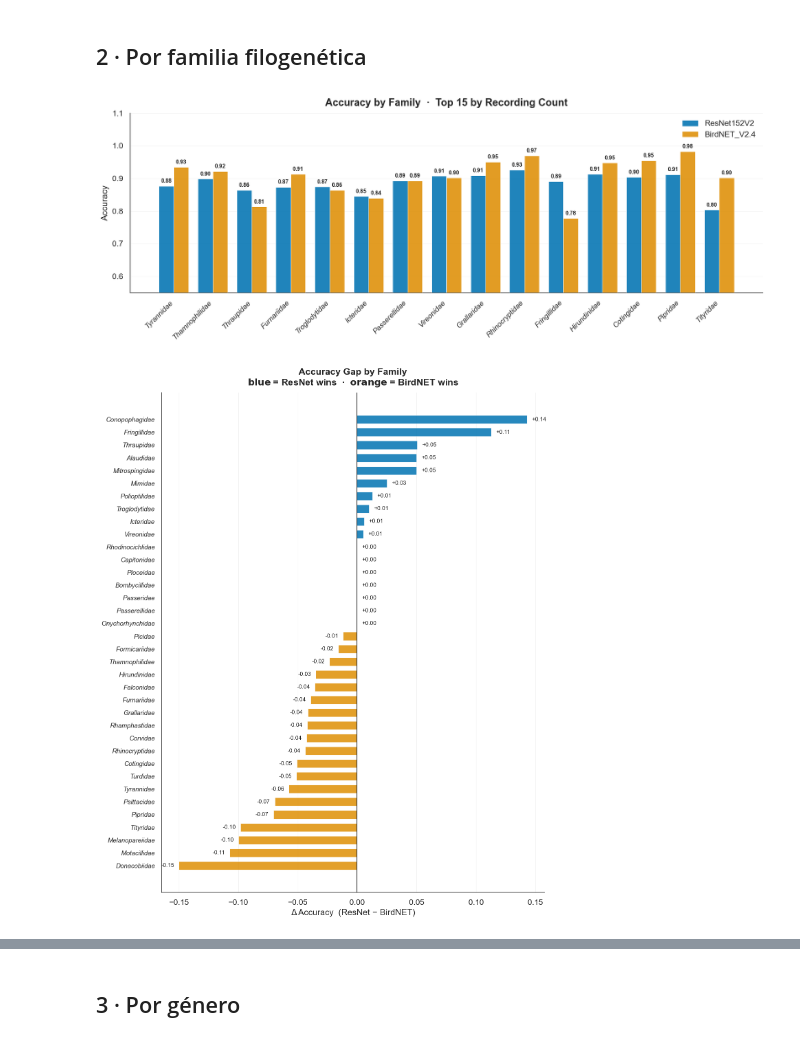
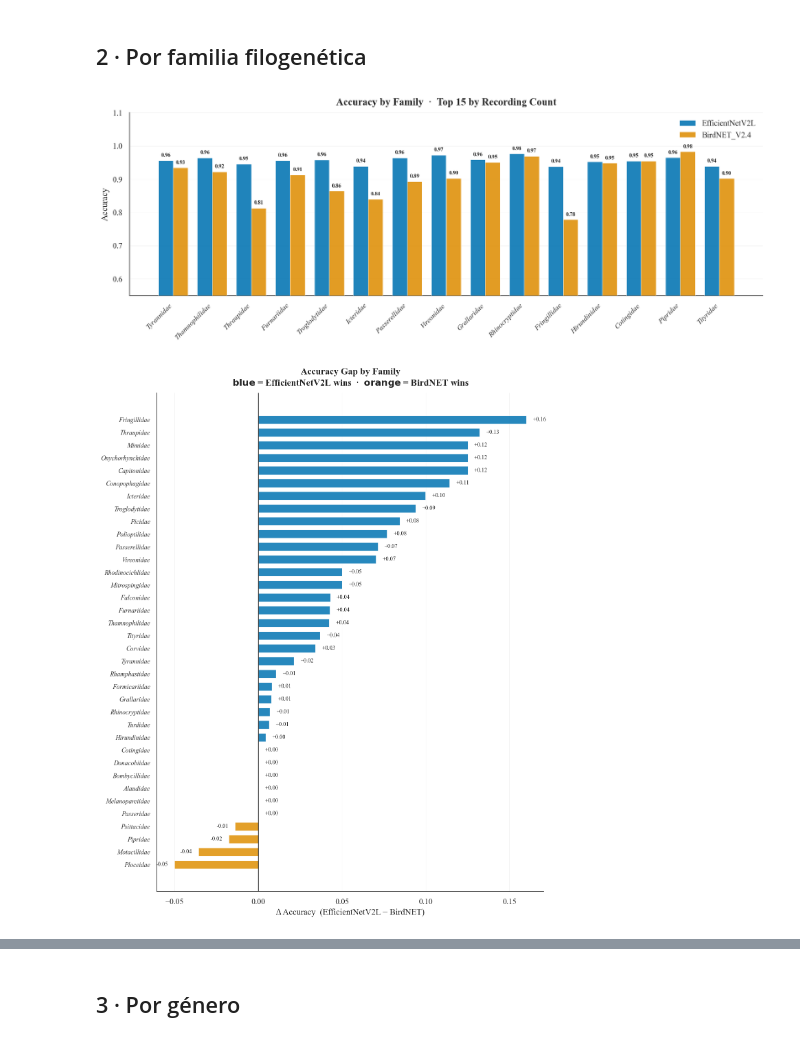
Before and after one commit to camiloacp/The-Evolutionary-Structure-of-Acoustic-Learnability-A-Deep-Learning-Approach-to-Neotropical-Birdsong, a Jupyter notebook: notebooks/22_birdnet_vs_resnet_insights.ipynb, the cells around one changed output, grey strips where cells are left out. Saved outputs shown, nothing was run; the diff lists cells and outputs as text; code cells hidden in the pictures.

```diff
--- a/notebooks/22_birdnet_vs_resnet_insights.ipynb
+++ b/notebooks/22_birdnet_vs_resnet_insights.ipynb
@@ -83,17 +83,17 @@ def global_metrics(yt, yp):
         "recall_weighted":    recall_score(yt, yp, average="weighted", zero_division=0),
     }
 
-res_m  = global_metrics(comp.species_true, comp.species_pred_resnet)
+res_m  = global_metrics(comp.species_true, comp.species_pred_effnet)
 bird_m = global_metrics(comp.species_true, comp.species_pred_birdnet)
 summary = pd.DataFrame([res_m, bird_m], index=[RES, BIRD])
 
-pr_auc_res   = average_precision_score(comp.correct_resnet.astype(int),  comp.confidence_resnet)
+pr_auc_res   = average_precision_score(comp.correct_effnet.astype(int),  comp.confidence_effnet)
 pr_auc_bird  = average_precision_score(comp.correct_birdnet.astype(int), comp.confidence_birdnet)
-roc_auc_res  = roc_auc_score(comp.correct_resnet.astype(int),  comp.confidence_resnet)
+roc_auc_res  = roc_auc_score(comp.correct_effnet.astype(int),  comp.confidence_effnet)
 roc_auc_bird = roc_auc_score(comp.correct_birdnet.astype(int), comp.confidence_birdnet)
 summary["pr_auc"]  = [pr_auc_res,  pr_auc_bird]
 summary["roc_auc"] = [roc_auc_res, roc_auc_bird]
-summary.to_csv(os.path.join(DATA_DIR, "birdnet_vs_resnet_global_metrics.csv"))
+summary.to_csv(os.path.join(DATA_DIR, "birdnet_vs_efficientnet_global_metrics.csv"))
 
 macro_cols    = ["accuracy", "f1_macro", "precision_macro", "recall_macro"]
 macro_labels  = ["Accuracy", "F1", "Precision", "Recall"]
@@ -131,12 +131,14 @@ for ax, labels, res_vals, bird_vals, subtitle in panels:
     ax.legend(fontsize=10, loc="lower right")
     vs.despine(ax)
 
+for i, ax in enumerate(axes):
+    vs.panel_label(ax, "ab"[i])
 axes[0].set_ylabel("Score", fontsize=12)
 fig.suptitle(f"Global Performance Metrics  ·  Recording Level  (n = {_n})",
              fontsize=14, fontweight="bold", y=1.03)
 fig.tight_layout()
 vs.savefig_dual(fig, "cmp_global_metrics"); plt.show()
-print(f"PR AUC   →  ResNet: {pr_auc_res:.4f}  |  BirdNET: {pr_auc_bird:.4f}")
-print(f"ROC AUC  →  ResNet: {roc_auc_res:.4f}  |  BirdNET: {roc_auc_bird:.4f}")
+print(f"PR AUC   →  EfficientNetV2L: {pr_auc_res:.4f}  |  BirdNET: {pr_auc_bird:.4f}")
+print(f"ROC AUC  →  EfficientNetV2L: {roc_auc_res:.4f}  |  BirdNET: {roc_auc_bird:.4f}")
 summary.round(4)
 # %% [output]
@@ -148,12 +150,12 @@ ROC AUC  →  ResNet: 0.9208  |  BirdNET: 0.8813
 | BirdNET_V2.4 | 0.9027 | 0.8995 | 0.9122 | 0.8992 | 0.9005 | 0.9093 | 0.9027 | ... |
 # %%
 # Prediction agreement between models
-both   = int(( comp.correct_resnet &  comp.correct_birdnet).sum())
-r_only = int(( comp.correct_resnet & ~comp.correct_birdnet).sum())
-b_only = int((~comp.correct_resnet &  comp.correct_birdnet).sum())
-none   = int((~comp.correct_resnet & ~comp.correct_birdnet).sum())
+both   = int(( comp.correct_effnet &  comp.correct_birdnet).sum())
+r_only = int(( comp.correct_effnet & ~comp.correct_birdnet).sum())
+b_only = int((~comp.correct_effnet &  comp.correct_birdnet).sum())
+none   = int((~comp.correct_effnet & ~comp.correct_birdnet).sum())
 
-cats  = ["Both\nCorrect", "ResNet\nOnly", "BirdNET\nOnly", "Neither"]
+cats  = ["Both\nCorrect", "EfficientNetV2L\nOnly", "BirdNET\nOnly", "Neither"]
 vals  = [both, r_only, b_only, none]
 cols  = [vs.COLORS["success"], CR, CB, vs.COLORS["error_inter"]]
 # thousands with thin space per journal guidelines
@@ -174,5 +176,5 @@ vs.despine(ax); fig.tight_layout()
 vs.savefig_dual(fig, "cmp_agreement"); plt.show()
 _n = f"{len(comp):,}".replace(",", " ")
 print(f"Overall agreement: {100*(both+none)/len(comp):.1f}%  |  "
-      f"n = {_n}  |  ResNet-only correct: {r_only}  |  BirdNET-only correct: {b_only}")
+      f"n = {_n}  |  EfficientNetV2L-only correct: {r_only}  |  BirdNET-only correct: {b_only}")
 # %% [output]
@@ -295,21 +303,21 @@ Lift over baseline  →  ResNet: +0.103  |  BirdNET: +0.081
 # Accuracy by family + relative advantage
 fam = comp.groupby("family").agg(
     n=("recording_id", "size"),
-    acc_resnet=("correct_resnet", "mean"),
+    acc_effnet=("correct_effnet", "mean"),
     acc_birdnet=("correct_birdnet", "mean"))
-fam["delta"] = fam.acc_resnet - fam.acc_birdnet
-fam.sort_values("n", ascending=False).to_csv(os.path.join(DATA_DIR, "birdnet_vs_resnet_by_family.csv"))
+fam["delta"] = fam.acc_effnet - fam.acc_birdnet
+fam.sort_values("n", ascending=False).to_csv(os.path.join(DATA_DIR, "birdnet_vs_efficientnet_by_family.csv"))
 
 topf = fam.sort_values("n", ascending=False).head(15)
 xr = np.arange(len(topf)); w = 0.38
 
 fig, ax = plt.subplots(figsize=(13, 5))
-b1 = ax.bar(xr - w/2, topf.acc_resnet,  w, label=RES,  color=CR, alpha=0.88,
+b1 = ax.bar(xr - w/2, topf.acc_effnet,  w, label=RES,  color=CR, alpha=0.88,
             edgecolor="white", linewidth=0.5, zorder=3)
 b2 = ax.bar(xr + w/2, topf.acc_birdnet, w, label=BIRD, color=CB, alpha=0.88,
             edgecolor="white", linewidth=0.5, zorder=3)
 
-for bar, v in list(zip(b1, topf.acc_resnet)) + list(zip(b2, topf.acc_birdnet)):
+for bar, v in list(zip(b1, topf.acc_effnet)) + list(zip(b2, topf.acc_birdnet)):
     ax.text(bar.get_x() + bar.get_width() / 2, bar.get_height() + 0.007,
             f"{v:.2f}", ha="center", va="bottom", fontsize=7.5,
             fontweight="semibold", color="#222222")
@@ -326,35 +334,35 @@ ax.legend(fontsize=11)
 vs.despine(ax); fig.tight_layout()
 vs.savefig_dual(fig, "cmp_family_accuracy"); plt.show()
 # %% [output]
-[figure, old version]
+[figure, new version]
 # %%
-# Accuracy gap by family: Δ accuracy (ResNet − BirdNET)
+# Accuracy gap by family: Δ accuracy (EfficientNetV2L − BirdNET)
 famd = fam.sort_values("delta")
 bar_colors = [CR if d > 0 else CB for d in famd.delta]
 
 fig, ax = plt.subplots(figsize=(9, 11))
 bars = ax.barh(np.arange(len(famd)), famd.delta, color=bar_colors,
                alpha=0.85, edgecolor="white", linewidth=0.5, height=0.65, zorder=3)
 
 # value labels
 for bar, v in zip(bars, famd.delta):
     xpos = v + 0.004 if v >= 0 else v - 0.004
     ha   = "left"    if v >= 0 else "right"
     ax.text(xpos, bar.get_y() + bar.get_height() / 2, f"{v:+.2f}",
             va="center", ha=ha, fontsize=8, color="#222222")
 
 ax.axvline(0, color="#333333", lw=1.0, zorder=4)
 ax.xaxis.grid(True, alpha=0.3, linewidth=0.5, zorder=0)
 ax.set_yticks(np.arange(len(famd)))
 ax.set_yticklabels(famd.index, fontsize=9, style="italic")
-ax.set_xlabel("Δ Accuracy  (ResNet − BirdNET)", fontsize=12)
+ax.set_xlabel("Δ Accuracy  (EfficientNetV2L − BirdNET)", fontsize=12)
 ax.set_title("Accuracy Gap by Family\n"
-             r"$\bf{blue}$ = ResNet wins  ·  $\bf{orange}$ = BirdNET wins",
+             r"$\bf{blue}$ = EfficientNetV2L wins  ·  $\bf{orange}$ = BirdNET wins",
              fontsize=13, fontweight="bold", pad=10)
 vs.despine(ax); fig.tight_layout()
 vs.savefig_dual(fig, "cmp_family_delta"); plt.show()
 # %% [output]
-[figure, old version]
+[figure, new version]
 # %%
 # Family-level confusion matrices (row-normalized %)
 families = sorted(comp.family.dropna().unique())
```
Also changed, not shown: parts of 11 cells of this notebook, 1 other file.
